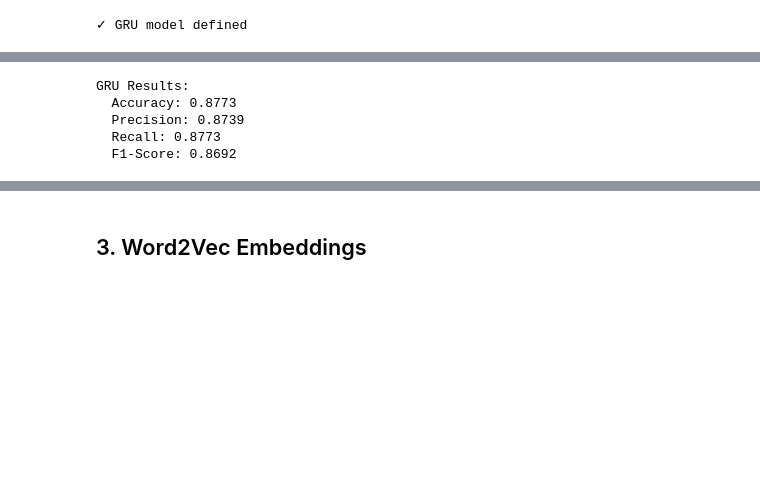
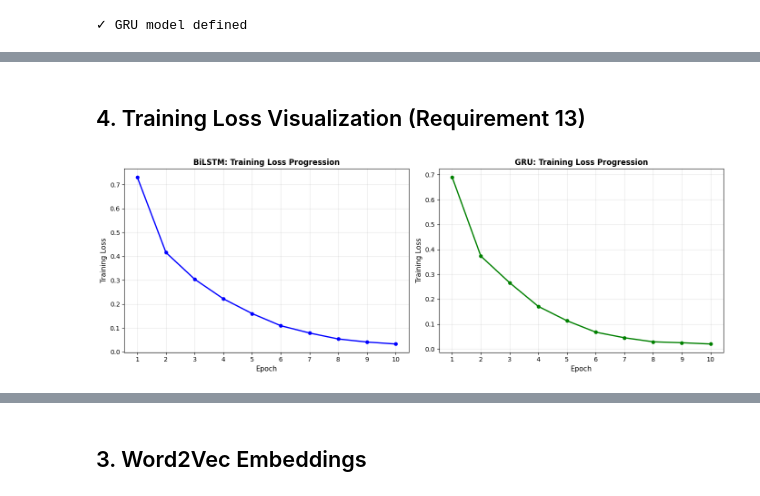
Before and after one commit to Travourstak/nlp-work, a Jupyter notebook: NLP_Extensions.ipynb, the cells around one changed output, grey strips where cells are left out. Cells and saved outputs as stored; diff of their text form; code cells hidden in the pictures; blank space fills up the shorter version.

```diff
--- a/NLP_Extensions.ipynb
+++ b/NLP_Extensions.ipynb
@@ -358,22 +545,29 @@ Training GRU...
-# %%
-# Evaluate GRU
-gru_model.eval()
-with torch.no_grad():
-    outputs = gru_model(X_test_tensor.to(device), torch.LongTensor(test_lengths).to('cpu').to(torch.int64))
-    _, gru_pred = torch.max(outputs, 1)
-    gru_pred = gru_pred.cpu().numpy()
-
-gru_acc = accuracy_score(y_test_tensor.numpy(), gru_pred)
-gru_prec, gru_rec, gru_f1, _ = precision_recall_fscore_support(y_test_tensor.numpy(), gru_pred, average='weighted')
-
-print(f"GRU Results:")
-print(f"  Accuracy: {gru_acc:.4f}")
-print(f"  Precision: {gru_prec:.4f}")
-print(f"  Recall: {gru_rec:.4f}")
-print(f"  F1-Score: {gru_f1:.4f}")
-# %% [output]
-GRU Results:
-  Accuracy: 0.8773
-  Precision: 0.8739
-  Recall: 0.8773
-  F1-Score: 0.8692
+# %% [markdown]
+## 4. Training Loss Visualization (Requirement 13)
+# %%
+# Plot training loss for both models
+fig, axes = plt.subplots(1, 2, figsize=(14, 5))
+
+# BiLSTM loss curve
+axes[0].plot(range(1, len(bilstm_losses)+1), bilstm_losses, 'b-o', linewidth=2, markersize=5)
+axes[0].set_xlabel('Epoch', fontsize=11)
+axes[0].set_ylabel('Training Loss', fontsize=11)
+axes[0].set_title('BiLSTM: Training Loss Progression', fontsize=12, fontweight='bold')
+axes[0].grid(True, alpha=0.3)
+axes[0].set_xticks(range(1, len(bilstm_losses)+1))
+
+# GRU loss curve
+axes[1].plot(range(1, len(gru_losses)+1), gru_losses, 'g-o', linewidth=2, markersize=5)
+axes[1].set_xlabel('Epoch', fontsize=11)
+axes[1].set_ylabel('Training Loss', fontsize=11)
+axes[1].set_title('GRU: Training Loss Progression', fontsize=12, fontweight='bold')
+axes[1].grid(True, alpha=0.3)
+axes[1].set_xticks(range(1, len(gru_losses)+1))
+
+plt.tight_layout()
+plt.show()
+
+print(f"✓ BiLSTM training: {len(bilstm_losses)} epochs, final loss: {bilstm_losses[-1]:.4f}")
+print(f"✓ GRU training: {len(gru_losses)} epochs, final loss: {gru_losses[-1]:.4f}")
+# %% [output]
+[figure, added]
```
Also changed, not shown: parts of 22 cells of this notebook.
